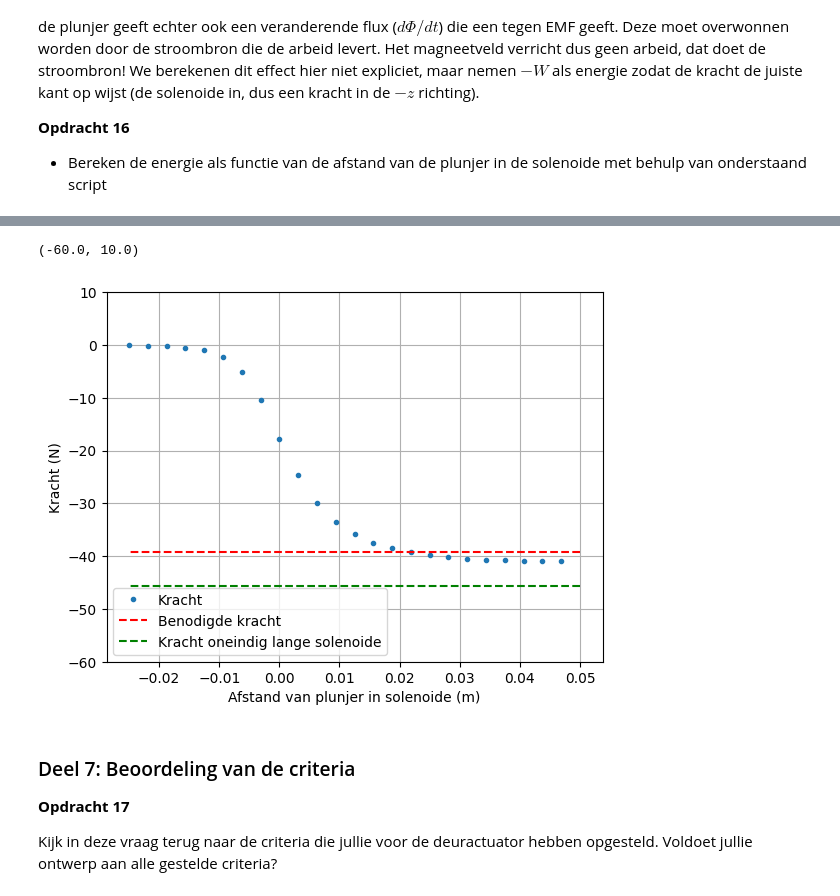
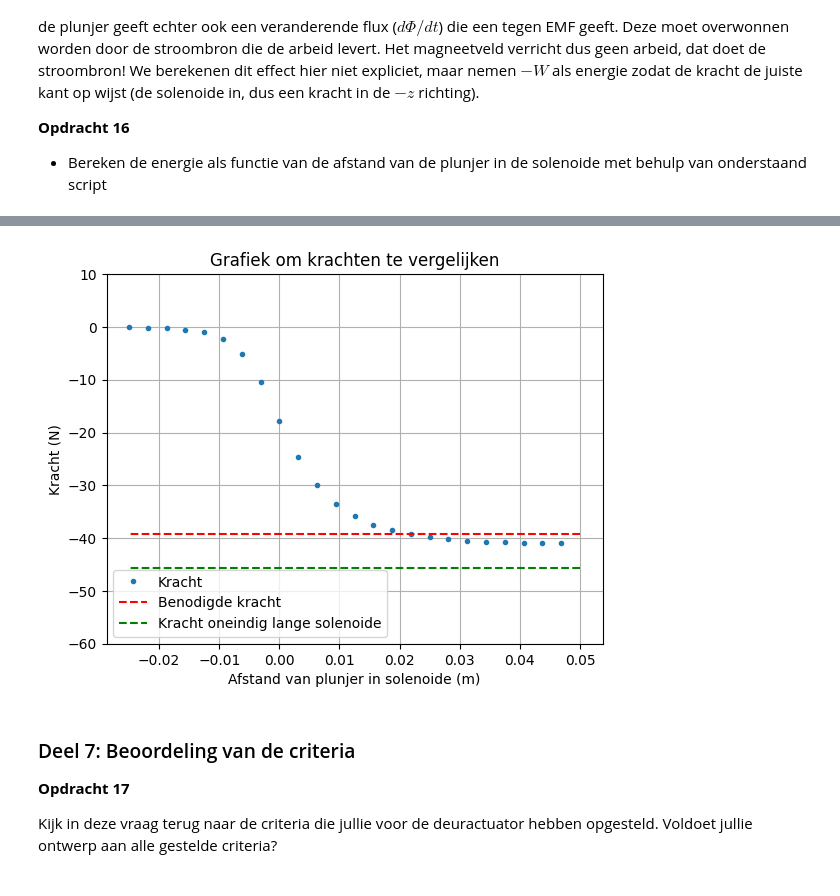
Before and after one commit to korne-Hoendervangers/opdrachten-DEF-D-KorneHoendervangers, a Jupyter notebook: DigitaleOntwerpopdrachten/2KrachtactuatorOpdracht/2KrachtactuatorOpdracht/KrachtactuatorOpdracht.ipynb, the cells around one changed output, grey strips where cells are left out. Drawn from its saved outputs; the diff is of its cells as text; code cells hidden in the pictures.

```diff
--- a/DigitaleOntwerpopdrachten/2KrachtactuatorOpdracht/2KrachtactuatorOpdracht/KrachtactuatorOpdracht.ipynb
+++ b/DigitaleOntwerpopdrachten/2KrachtactuatorOpdracht/2KrachtactuatorOpdracht/KrachtactuatorOpdracht.ipynb
@@ -673,17 +677,18 @@ plt.xlabel('Afstand van plunjer in solenoide (m)'), plt.ylabel('Energie (J)'), p
 # %%
 
 force_analytical = -mu_0*mu_r*np.pi*r_s**2*aantal_omwent**2*I**2/2/L_s**2 # Kracht uitrekenen numeriek
 force_numerical=np.diff(Wz, n=1, append=[0])/(z_ax[1] - z_ax[0]) # Kracht uitrekenen
 
 # Plotting the results
 plt.plot(L_s/2 - z_ax, np.flipud(force_numerical), '.', label='Kracht')
 plt.plot(L_s/2 - z_ax, (-4*9.8)*np.ones(n_ax), '--r', label='Benodigde kracht')
 plt.plot(L_s/2 - z_ax, force_analytical*np.ones(n_ax), '--g', label='Kracht oneindig lange solenoide')
 plt.xlabel('Afstand van plunjer in solenoide (m)'), plt.ylabel('Kracht (N)'), plt.grid(), plt.legend()
 plt.ylim([-60, 10])
+plt.title("Grafiek om krachten te vergelijken")
+plt.show()
 # %% [output]
-(-60.0, 10.0)
-[figure, old version]
+[figure, new version]
 # %% [markdown]
 ### Deel 7: Beoordeling van de criteria
 **Opdracht 17**
```
Also changed, not shown: parts of 13 cells of this notebook.
